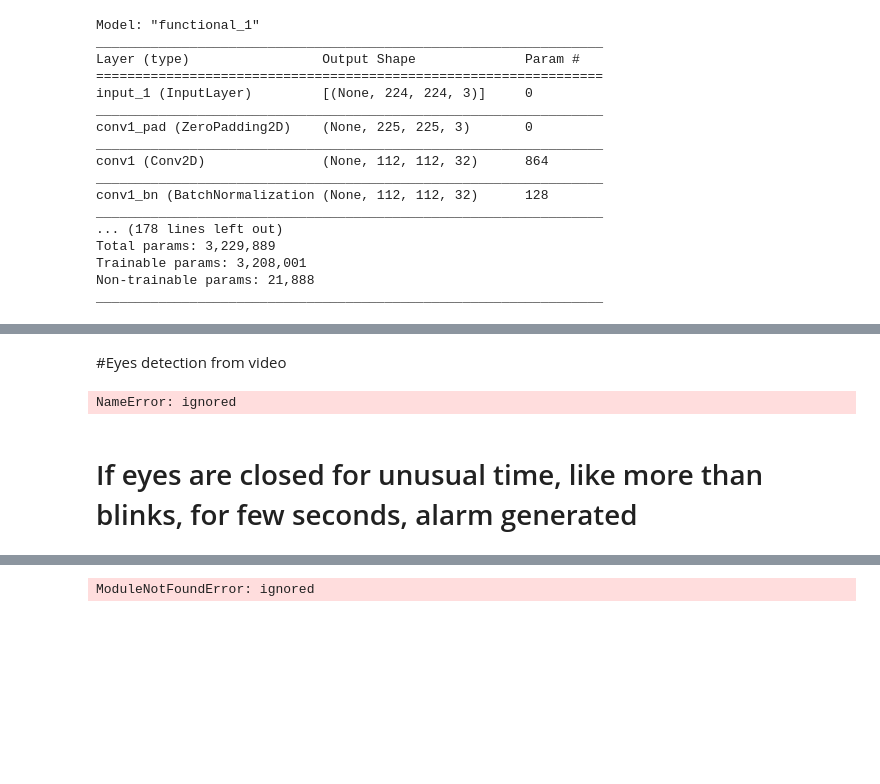
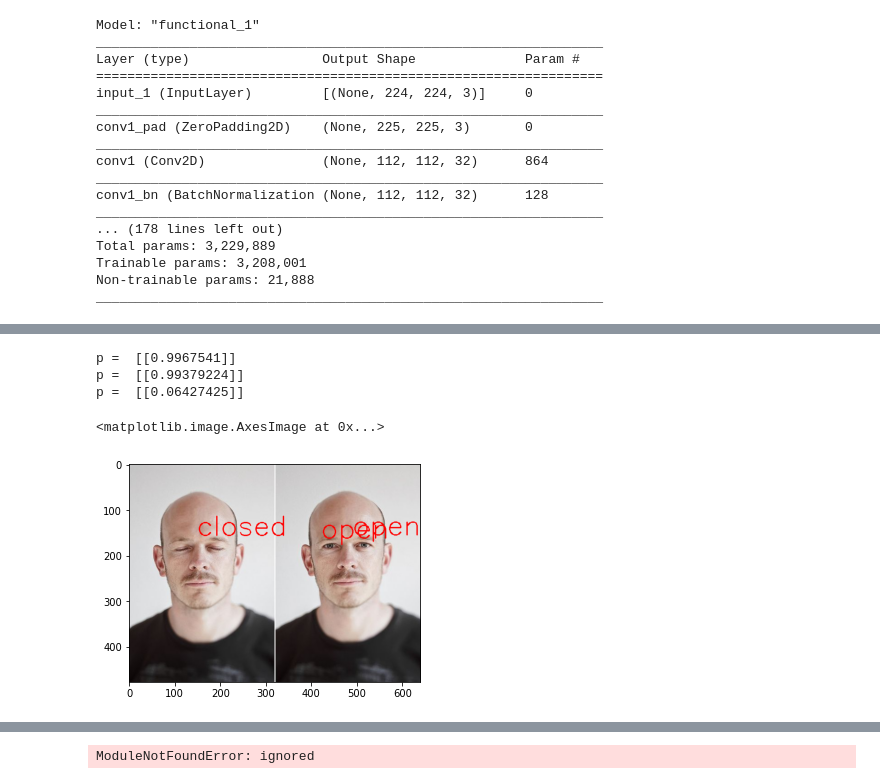
Before and after one commit to tejaswiniR161/fewLeetCodeSolutions, a Jupyter notebook: CI_Project.ipynb, the cells around one changed output, grey strips where cells are left out. Drawn from its saved outputs; the diff is of its cells as text; code cells hidden in the pictures; blank space fills up the shorter version.

```diff
--- a/CI_Project.ipynb
+++ b/CI_Project.ipynb
@@ -281,54 +225,10 @@ except Exception as err:
-# %% [markdown]
-#Eyes detection from video
-# %%
-faceCascade = cv2.CascadeClassifier(cv2.data.haarcascades + 'haarcascade_frontalface_default.xml')
-cap = cv2.VideoCapture(0)
-if not cap.isOpened():
-  cap = cv2.VideoCapture(0)
-else:
-  raise IOError('Cannot open webcam')
-while True:
-  ret, frame = cap.read()
-  eyeCascade = cv2.CascadeClassifier(cv2.data.haarcascades + 'haarcascade_eye.xml')
-  gray = cv2.cvtColor(frame, cv2.COLOR_BGR2GRAY)
-  eyes = eyeCascade.detectMultiScale(gray, 1.1, 4)
-  for(x,y,w,h) in eyes:
-    roi_gray = gray[y:y+h, x:x+w]
-    roi_color = frame[y:y+h, x:x+w]
-    cv2.rectangle(frame, (x+y), (x+w,y+h), (0, 255, 255), 2)
-    eyesmark = eyeCascade.detectMultiScale(roi_gray)
-    if len(eyesmark) == 0:
-      print("eyes are not detected")
-    else:
-      for (ex, ey, ew, eh) in eyesmark:
-        eyes_roi = roi_color[ey: ey+eh, ex: ex+ew]
-    final_image = cv2.resize(eyes_roi, (244,244))
-    final_image = np.expand_dims(final_image, axis=0)
-    final_image = final_image/255.0
-    Predictions =  my_model.predict(final_image)
-    if (Predicitions > 0):
-      status = "Open eyes"
-    else:
-      status = "Closed eyes"
-    gray = cv2.cvtColor(frame, cv2.COLOR_BGR2GRAY)
-    print(faceCascade.empty())
-    faces = faceCascade.detectMultiScale(gray, 1.1, 4)
-    for (x, y, w, h) in faces:
-      cv2.rectangle(frame, (x,y), (x+w,y+h), (0,255,255), 2)
-    font = cv2.FONT_HERSHEY_SIMPLEX
-    cv2.putText(frame,
-                status,
-                (50,50),
-                font, 3,
-                (0, 0, 255),
-                2,
-                cv2.LINE_4)
-    cv2.imshow('Drowsiness Detection tutorial', frame)
-    if cv2.waitkey(2) & 0xFF == ord('q'):
-      break
-  cap.release()
-  cv2.destroyAllWindows()
-# %% [output]
-NameError: ignored
-# %% [markdown]
-# If eyes are closed for unusual time, like more than blinks, for few seconds, alarm generated
+# %%
+img = cv2.imread("open_close.jpg")
+predict_open_or_close(img)
+plt.imshow(cv2.cvtColor(img, cv2.COLOR_BGR2RGB))
+# %% [output]
+p =  [[0.9967541]]
+p =  [[0.99379224]]
+p =  [[0.06427425]]
+<matplotlib.image.AxesImage at 0x...>
+[figure, added]
```
Also changed, not shown: parts of 9 cells of this notebook.
